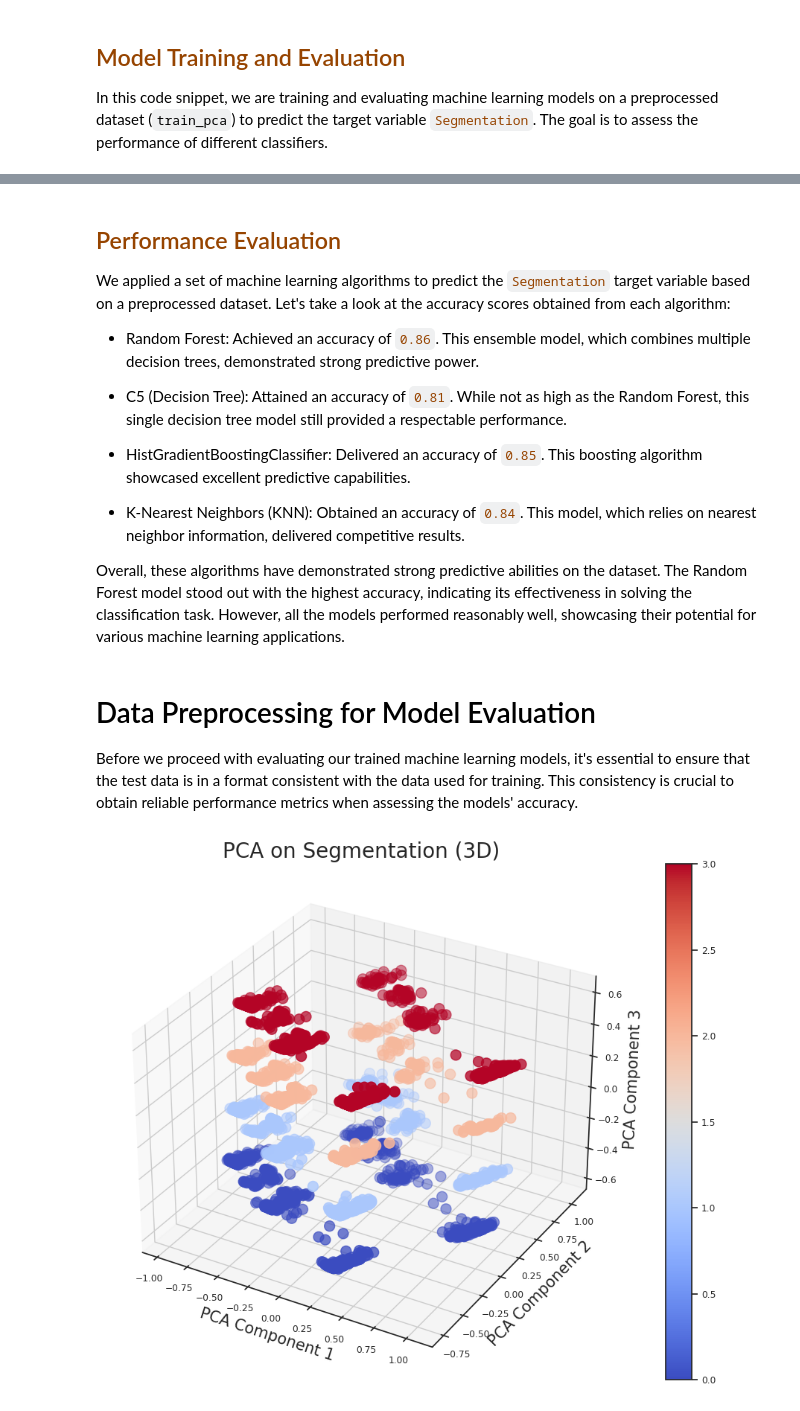
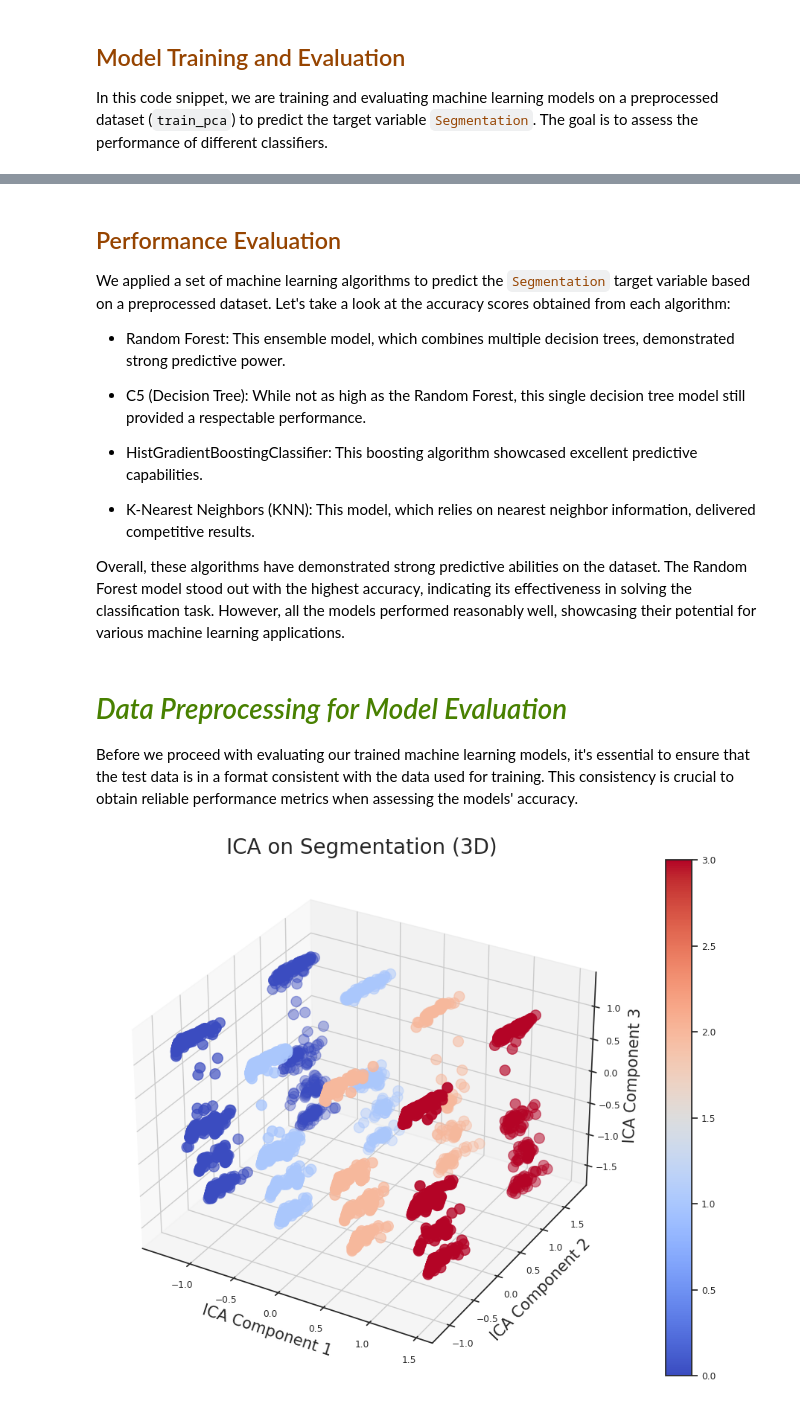
Before and after one commit to lucas-bruzzone/Customer-Segmentation, a Jupyter notebook: customer-segmentation.ipynb, the cells around one changed output, grey strips where cells are left out. Drawn from its saved outputs; the diff is of its cells as text; code cells hidden in the pictures.

Commit message:
Kaggle Notebook | Using ICA to improve accuracy | Version 3

```diff
--- a/customer-segmentation.ipynb
+++ b/customer-segmentation.ipynb
@@ -294,6 +293,7 @@ class Decomp:
         self.n_components = n_components
         self.method = method
         self.scaler_method = scaler_method
+        self.mixing_ = None
 
     def dimension_reduction(self, df):
         X_reduced = self.dimension_method(df)
@@ -315,10 +315,19 @@ class Decomp:
         elif self.method == "ica":
             comp = FastICA(n_components=self.n_components, whiten='unit-variance', random_state=0)
             X_reduced = comp.fit_transform(X)
+            self.mixing_ = comp.mixing_  # Store the mixing_ matrix
         else:
             raise ValueError(f"Invalid method name: {method}")
 
+
         return X_reduced
+
+    def get_mixing_matrix(self):
+        if self.method == "ica":
+            return self.mixing_
+        else:
+            raise ValueError("Mixing matrix is only available for ICA dimensionality reduction method.")
+
 
     def scaler(self, df):
         _df = df.copy()
@@ -357,7 +366,7 @@ class Decomp:
             plt.xlabel(f"{label} Component 1", fontsize=15)
             plt.ylabel(f"{label} Component 2", fontsize=15)
         elif self.n_components == 3:
-            # Gráfico 3D com cmap='coolwarm'
+            # Gráfico 3D
             fig = plt.figure(figsize=(16, 9))
             ax = fig.add_subplot(111, projection='3d')
             scatter = ax.scatter(tmp[f"{label}_0"], tmp[f"{label}_1"], tmp[f"{label}_2"], c=tmp[hue], cmap='coolwarm', s=100)
@@ -365,7 +374,6 @@ class Decomp:
             ax.set_ylabel(f"{label} Component 2", fontsize=15)
             ax.set_zlabel(f"{label} Component 3", fontsize=15)
             plt.title(f'{label} on {hue} (3D)', fontsize=20)
-            # Adicione uma legenda de cor
             fig.colorbar(scatter)
         plt.show()
 # %%
@@ -520,16 +529,16 @@ Train data Filtered - KNN Accuracy: 1.00
 ## <font color="#964400">Performance Evaluation</font>
 We applied a set of machine learning algorithms to predict the <font color="#964400">`Segmentation`</font> target variable based on a preprocessed dataset. Let's take a look at the accuracy scores obtained from each algorithm:
 
-- Random Forest: Achieved an accuracy of <font color="#964400">`0.86`</font>. This ensemble model, which combines multiple decision trees, demonstrated strong predictive power.
+- Random Forest: This ensemble model, which combines multiple decision trees, demonstrated strong predictive power.
 
-- C5 (Decision Tree): Attained an accuracy of <font color="#964400">`0.81`</font>. While not as high as the Random Forest, this single decision tree model still provided a respectable performance.
+- C5 (Decision Tree): While not as high as the Random Forest, this single decision tree model still provided a respectable performance.
 
-- HistGradientBoostingClassifier: Delivered an accuracy of <font color="#964400">`0.85`</font>. This boosting algorithm showcased excellent predictive capabilities.
+- HistGradientBoostingClassifier: This boosting algorithm showcased excellent predictive capabilities.
 
-- K-Nearest Neighbors (KNN): Obtained an accuracy of <font color="#964400">`0.84`</font>. This model, which relies on nearest neighbor information, delivered competitive results.
+- K-Nearest Neighbors (KNN): This model, which relies on nearest neighbor information, delivered competitive results.
 
 Overall, these algorithms have demonstrated strong predictive abilities on the dataset. The Random Forest model stood out with the highest accuracy, indicating its effectiveness in solving the classification task. However, all the models performed reasonably well, showcasing their potential for various machine learning applications.
 # %% [markdown]
-# Data Preprocessing for Model Evaluation
+# <font color="#488000">*Data Preprocessing for Model Evaluation*</font>
 
 Before we proceed with evaluating our trained machine learning models, it's essential to ensure that the test data is in a format consistent with the data used for training. This consistency is crucial to obtain reliable performance metrics when assessing the models' accuracy.
@@ -536,25 +550,18 @@ Before we proceed with evaluating our trained machine learning models, it's esse
 # %%
-# Handle missing values in the test data
-test = handle_missing_values(test)
-
-# Encode categorical features in the test data and store label encoding mappings
-test, label_encoder_mappings = encode_categorical_features(test)
-
 # Select only the relevant features (including target 'Segmentation') based on correlation
 test_filtered = test[target_corr_filtered + ['Segmentation']]
 
 # Perform dimensionality reduction on the test data
-
 data = test_filtered.copy()
-method = 'pca'
+method = 'ica'
 
 decomp = Decomp(n_components=3, method=method, scaler_method='minmax')
 decomp_feature = decomp.dimension_reduction(data)
 decomp_feature = pd.concat([test_filtered['Segmentation'], decomp_feature], axis=1)
 decomp.decomp_plot(decomp_feature, method.upper(), 'Segmentation')
 
 del data
 
-test_pca = decomp_feature.copy()
+test_ica = decomp_feature.copy()
 # %% [output]
-[figure, old version]
+[figure, new version]
```
Also changed, not shown: parts of 16 cells of this notebook.
